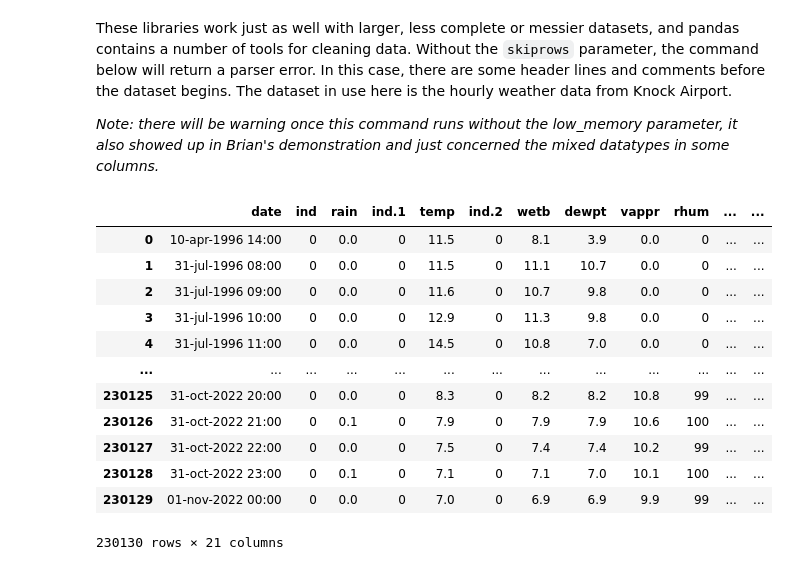
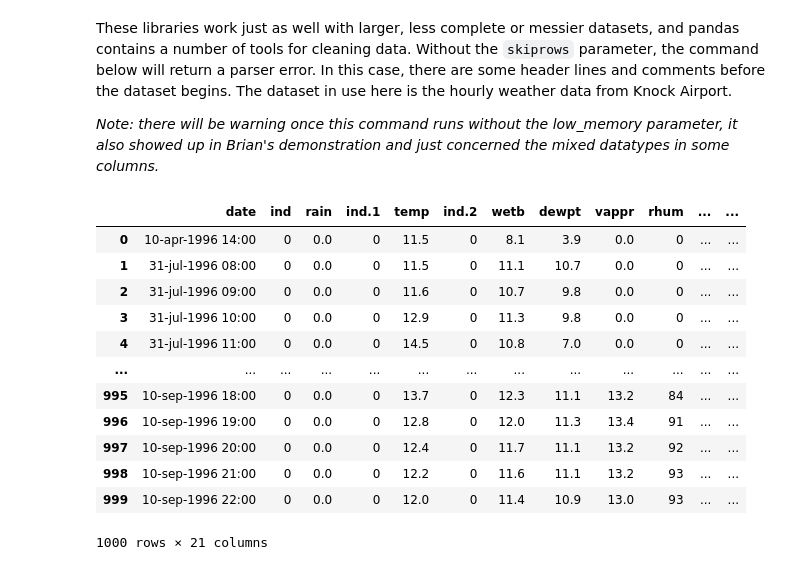
Before and after one commit to kiehozero/atu-progda2022, a Jupyter notebook: week7-time-series/Time Series.ipynb, the cells around one changed output. Drawn from its saved outputs; the diff is of its cells as text; code cells hidden in the pictures.

```diff
--- a/week7-time-series/Time Series.ipynb
+++ b/week7-time-series/Time Series.ipynb
@@ -96,22 +96,23 @@ These libraries work just as well with larger, less complete or messier datasets
 
 *Note: there will be warning once this command runs without the low_memory parameter, it also showed up in Brian's demonstration and just concerned the mixed datatypes in some columns.*
 # %%
-df = pd.read_csv("https://cli.fusio.net/cli/climate_data/webdata/hly4935.csv",skiprows=23, low_memory=False)
+# nrows allows you to determine the numbers of rows to import
+df = pd.read_csv("https://cli.fusio.net/cli/climate_data/webdata/hly4935.csv",skiprows=23, nrows=1000, low_memory=False)
 df
 # %% [output]
 |  | date | ind | rain | ind.1 | temp | ind.2 | wetb | dewpt | vappr | rhum | ... | ... |
 | 0 | 10-apr-1996 14:00 | 0 | 0.0 | 0 | 11.5 | 0 | 8.1 | 3.9 | 0.0 | 0 | ... | ... |
 | 1 | 31-jul-1996 08:00 | 0 | 0.0 | 0 | 11.5 | 0 | 11.1 | 10.7 | 0.0 | 0 | ... | ... |
 | 2 | 31-jul-1996 09:00 | 0 | 0.0 | 0 | 11.6 | 0 | 10.7 | 9.8 | 0.0 | 0 | ... | ... |
 | 3 | 31-jul-1996 10:00 | 0 | 0.0 | 0 | 12.9 | 0 | 11.3 | 9.8 | 0.0 | 0 | ... | ... |
 | 4 | 31-jul-1996 11:00 | 0 | 0.0 | 0 | 14.5 | 0 | 10.8 | 7.0 | 0.0 | 0 | ... | ... |
 | ... | ... | ... | ... | ... | ... | ... | ... | ... | ... | ... | ... | ... |
-| 230125 | 31-oct-2022 20:00 | 0 | 0.0 | 0 | 8.3 | 0 | 8.2 | 8.2 | 10.8 | 99 | ... | ... |
-| 230126 | 31-oct-2022 21:00 | 0 | 0.1 | 0 | 7.9 | 0 | 7.9 | 7.9 | 10.6 | 100 | ... | ... |
-| 230127 | 31-oct-2022 22:00 | 0 | 0.0 | 0 | 7.5 | 0 | 7.4 | 7.4 | 10.2 | 99 | ... | ... |
-| 230128 | 31-oct-2022 23:00 | 0 | 0.1 | 0 | 7.1 | 0 | 7.1 | 7.0 | 10.1 | 100 | ... | ... |
-| 230129 | 01-nov-2022 00:00 | 0 | 0.0 | 0 | 7.0 | 0 | 6.9 | 6.9 | 9.9 | 99 | ... | ... |
+| 995 | 10-sep-1996 18:00 | 0 | 0.0 | 0 | 13.7 | 0 | 12.3 | 11.1 | 13.2 | 84 | ... | ... |
+| 996 | 10-sep-1996 19:00 | 0 | 0.0 | 0 | 12.8 | 0 | 12.0 | 11.3 | 13.4 | 91 | ... | ... |
+| 997 | 10-sep-1996 20:00 | 0 | 0.0 | 0 | 12.4 | 0 | 11.7 | 11.1 | 13.2 | 92 | ... | ... |
+| 998 | 10-sep-1996 21:00 | 0 | 0.0 | 0 | 12.2 | 0 | 11.6 | 11.1 | 13.2 | 93 | ... | ... |
+| 999 | 10-sep-1996 22:00 | 0 | 0.0 | 0 | 12.0 | 0 | 11.4 | 10.9 | 13.0 | 93 | ... | ... |
-230130 rows × 21 columns
+1000 rows × 21 columns
 # %%
 df['datetime'] = pd.to_datetime(df['date'])
 df
```
Also changed, not shown: parts of 4 cells of this notebook.
